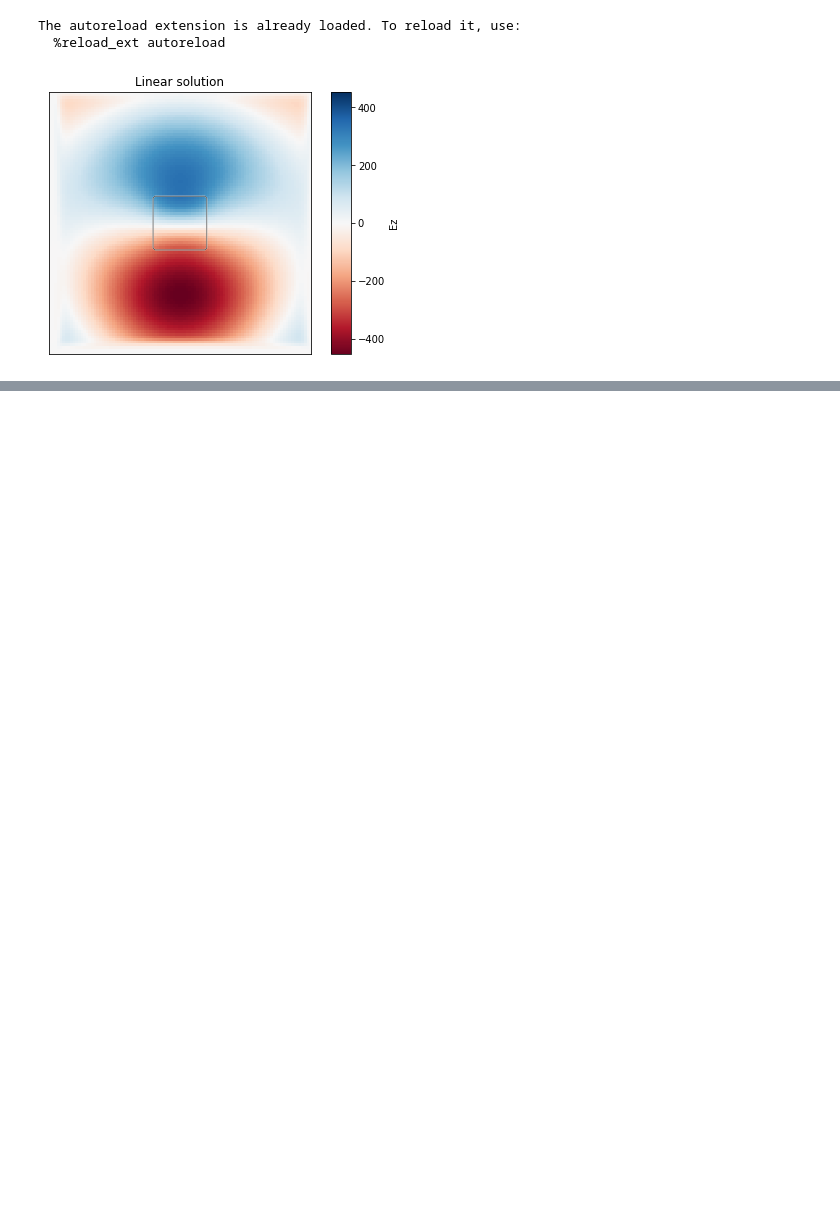
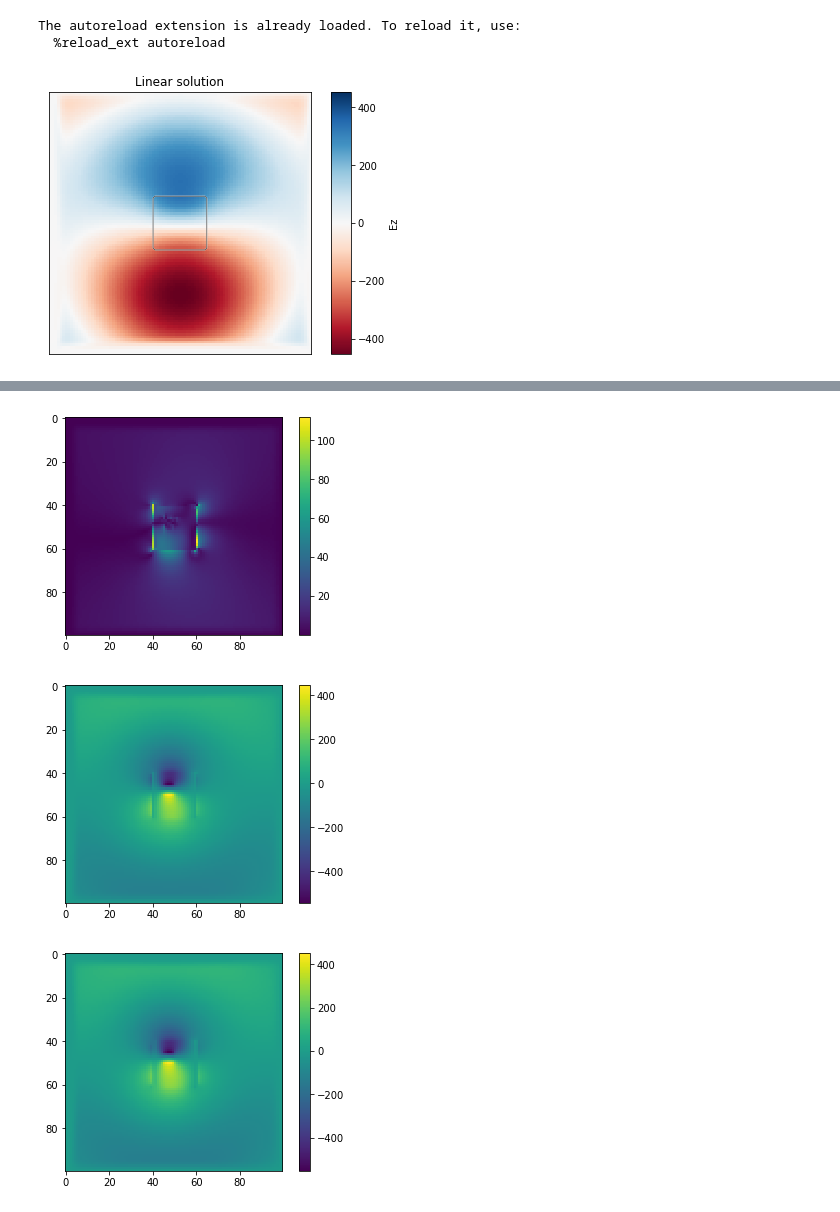
Before and after one commit to fancompute/angler, a Jupyter notebook: Notebooks/Nonlinear_solvers_check.ipynb, the cells around one changed output, grey strips where cells are left out. Cells and saved outputs as stored; diff of their text form; code cells hidden in the pictures; blank space fills up the shorter version.

```diff
--- a/Notebooks/Nonlinear_solvers_check.ipynb
+++ b/Notebooks/Nonlinear_solvers_check.ipynb
@@ -168,0 +168,14 @@ print(np.max(np.abs(Ey_nl_B - Ey_nl_N)))
+# %%
+plt.imshow((np.abs(Ey_nl_B - Ey_nl_N)))
+plt.colorbar()
+plt.show()
+plt.imshow((np.real(Ey_nl_B)))
+plt.colorbar()
+plt.show()
+plt.imshow((np.real(Ey_nl_N)))
+plt.colorbar()
+plt.show()
+# %% [output]
+[figure, added]
+[figure, added]
+[figure, added]
```
Also changed, not shown: parts of 7 cells of this notebook.
